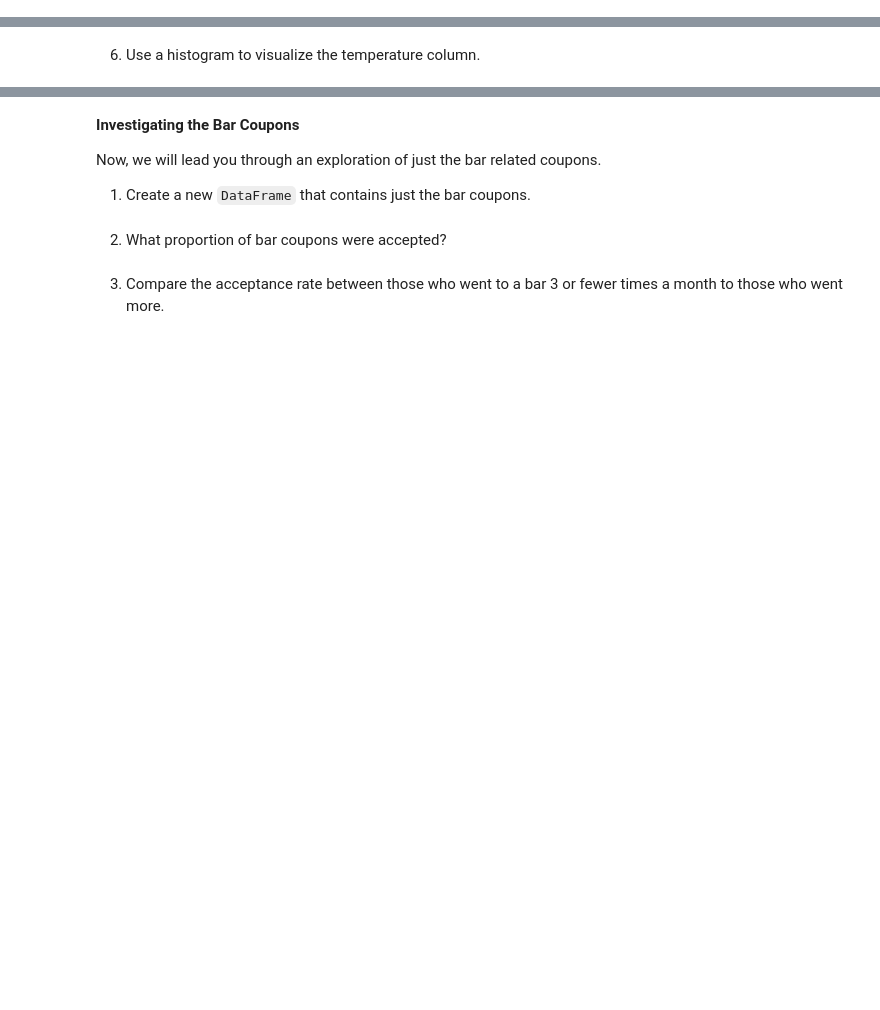
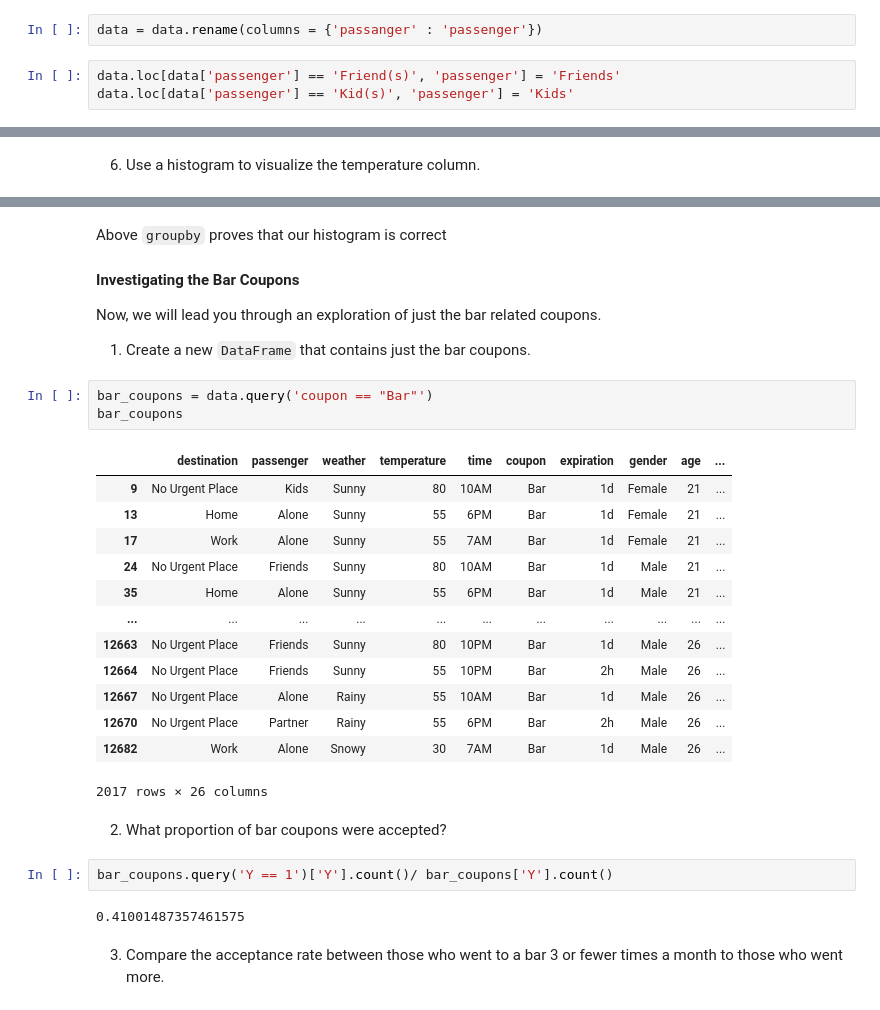
Before and after one commit to parthoghosh24/bhpcmlai, a Jupyter notebook: amazon_coupon_analysis/prompt.ipynb, the cells around one changed output, grey strips where cells are left out. Cells and saved outputs as stored; diff of their text form; blank space fills up the shorter version.

```diff
--- a/amazon_coupon_analysis/prompt.ipynb
+++ b/amazon_coupon_analysis/prompt.ipynb
@@ -131,3 +131,8 @@ Investigated the data and found that car, Bar, CoffeeHouse, CarrayAway, Resturan
 3. Decide what to do about your missing data -- drop, replace, other...
 # %%
 data = data.replace(np.nan, 'NA')
+# %%
+data = data.rename(columns = {'passanger' : 'passenger'})
+# %%
+data.loc[data['passenger'] == 'Friend(s)', 'passenger'] = 'Friends'
+data.loc[data['passenger'] == 'Kid(s)', 'passenger'] = 'Kids'
@@ -158,10 +194,33 @@ The above histogram also supports the above discovery of ratio as we can that co
+# %% [markdown]
+Above `groupby` proves that our histogram is correct
 # %% [markdown]
 **Investigating the Bar Coupons**
 
 Now, we will lead you through an exploration of just the bar related coupons.
 
 1. Create a new `DataFrame` that contains just the bar coupons.
+# %%
+bar_coupons = data.query('coupon == "Bar"')
+bar_coupons
+# %% [output]
+|  | destination | passenger | weather | temperature | time | coupon | expiration | gender | age | ... |
+| 9 | No Urgent Place | Kids | Sunny | 80 | 10AM | Bar | 1d | Female | 21 | ... |
+| 13 | Home | Alone | Sunny | 55 | 6PM | Bar | 1d | Female | 21 | ... |
+| 17 | Work | Alone | Sunny | 55 | 7AM | Bar | 1d | Female | 21 | ... |
+| 24 | No Urgent Place | Friends | Sunny | 80 | 10AM | Bar | 1d | Male | 21 | ... |
+| 35 | Home | Alone | Sunny | 55 | 6PM | Bar | 1d | Male | 21 | ... |
+| ... | ... | ... | ... | ... | ... | ... | ... | ... | ... | ... |
+| 12663 | No Urgent Place | Friends | Sunny | 80 | 10PM | Bar | 1d | Male | 26 | ... |
+| 12664 | No Urgent Place | Friends | Sunny | 55 | 10PM | Bar | 2h | Male | 26 | ... |
+| 12667 | No Urgent Place | Alone | Rainy | 55 | 10AM | Bar | 1d | Male | 26 | ... |
+| 12670 | No Urgent Place | Partner | Rainy | 55 | 6PM | Bar | 2h | Male | 26 | ... |
+| 12682 | Work | Alone | Snowy | 30 | 7AM | Bar | 1d | Male | 26 | ... |
+2017 rows × 26 columns
 # %% [markdown]
 2. What proportion of bar coupons were accepted?
+# %%
+bar_coupons.query('Y == 1')['Y'].count()/ bar_coupons['Y'].count()
+# %% [output]
+0.41001487357461575
 # %% [markdown]
 3. Compare the acceptance rate between those who went to a bar 3 or fewer times a month to those who went more.
```
Also changed, not shown: parts of 24 cells of this notebook, 9 other files.
